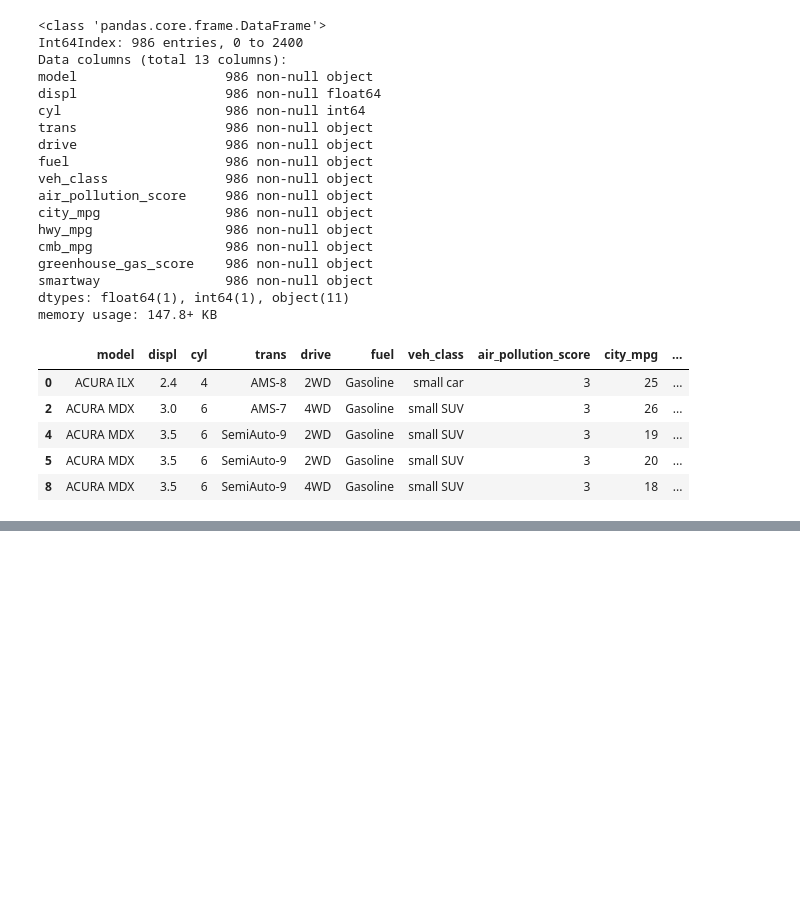
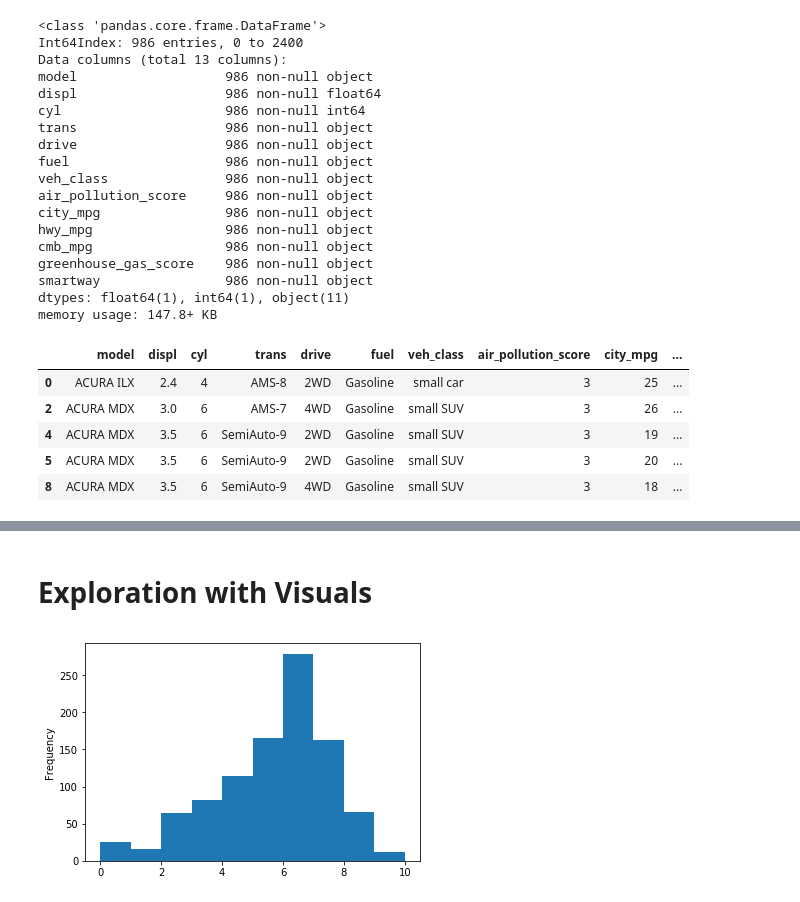
Before and after one commit to kokasha/udacity_data_analyst, a Jupyter notebook: Mod3/case_study2/case_study2_analysis.ipynb, the cells around one changed output, grey strips where cells are left out. Saved outputs shown, nothing was run; the diff lists cells and outputs as text; code cells hidden in the pictures; blank space fills up the shorter version.

```diff
--- a/Mod3/case_study2/case_study2_analysis.ipynb
+++ b/Mod3/case_study2/case_study2_analysis.ipynb
@@ -416,0 +557,2 @@ car18_df.head()
+# %%
+car18_df = car18_df.append(new_rows,ignore_index=True)
@@ -417,2 +601,3 @@ car18_df.head()
 # %%
-car08_df.air_pollution_score.astype(float)
+car08_df.air_pollution_score = car08_df.air_pollution_score.astype(float)
+car08_df.greenhouse_gas_score = car08_df.greenhouse_gas_score.astype(int)
@@ -420,0 +625,4 @@ ValueError: could not convert string to float: '6/4'
+# %%
+car18_df.air_pollution_score = car18_df.air_pollution_score.astype(float)
+car18_df.greenhouse_gas_score = car18_df.greenhouse_gas_score.astype(int)
+car18_df.info()
@@ -420,0 +660,5 @@ ValueError: could not convert string to float: '6/4'
+# %%
+mpg_col = ['city_mpg','hwy_mpg','cmb_mpg']
+for c in mpg_col:
+    car08_df[c] = car08_df[c].astype(float)
+    car18_df[c] = car18_df[c].astype(float)
@@ -420,0 +707,6 @@ ValueError: could not convert string to float: '6/4'
+# %% [markdown]
+# Exploration with Visuals
+# %%
+car08_df.greenhouse_gas_score.plot(kind='hist');
+# %% [output]
+[figure, added]
```
Also changed, not shown: parts of 61 cells of this notebook, 23 other files.
